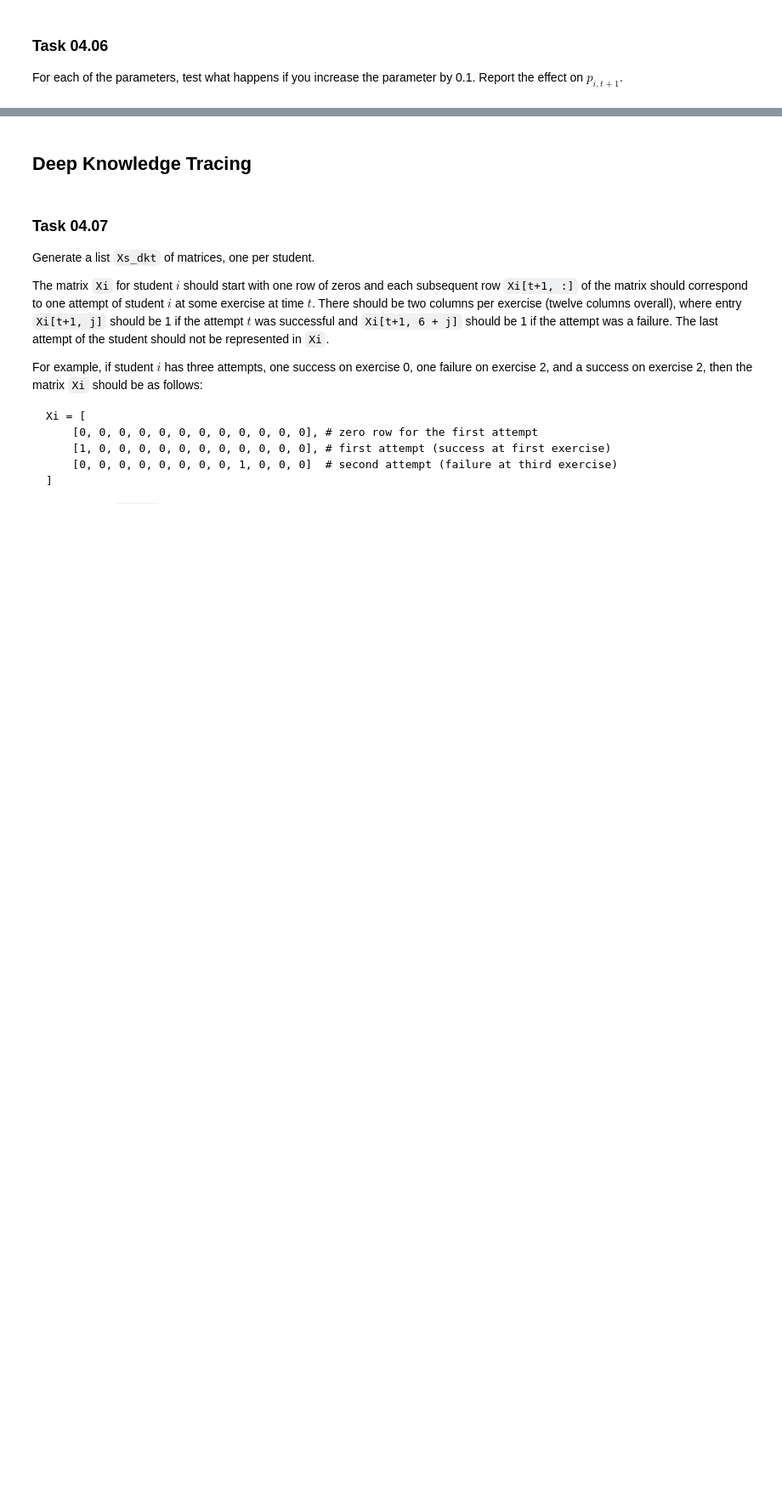
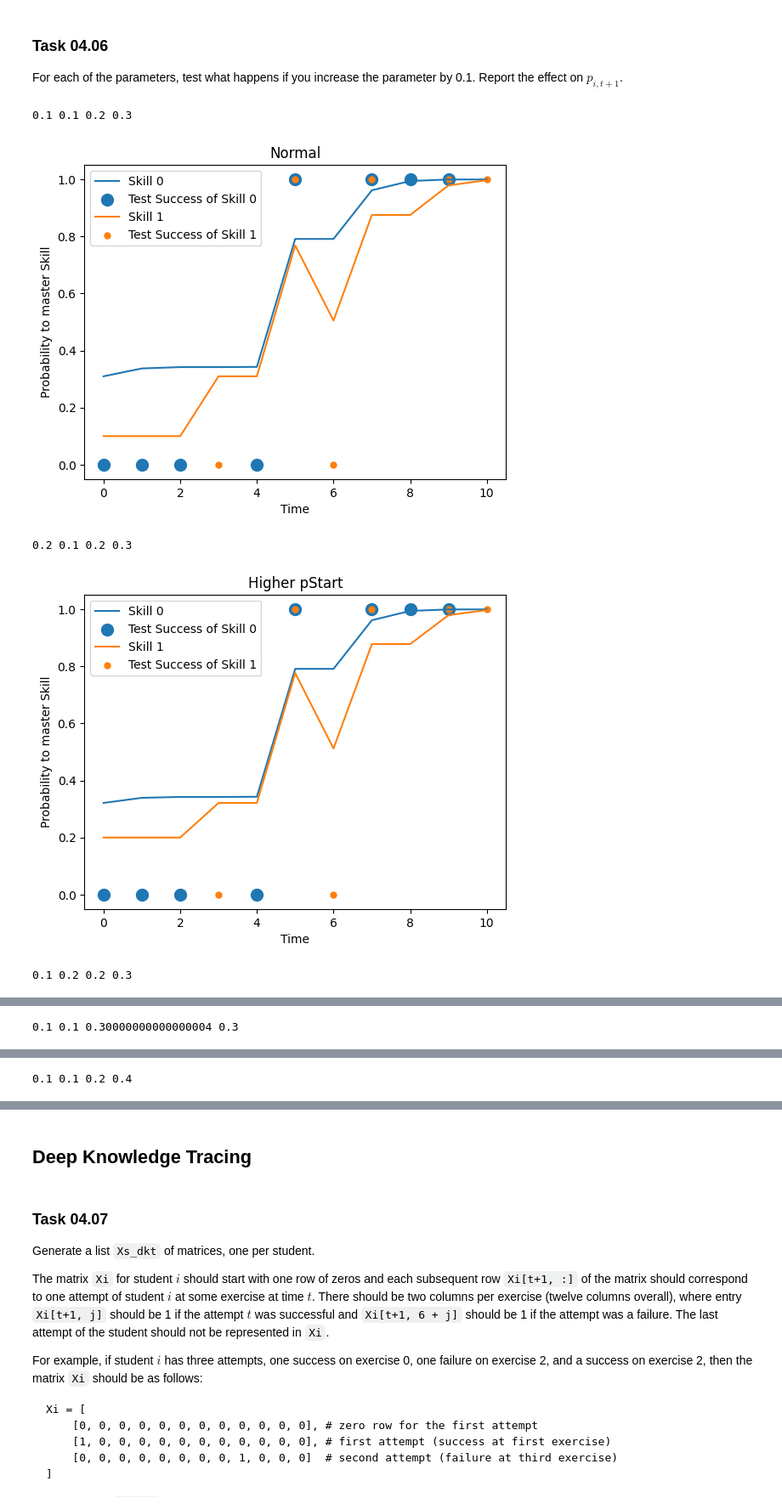
Before and after one commit to ChonsShadow/datamining_24-25, a Jupyter notebook: sheet04/sheet04.ipynb, the cells around one changed output, grey strips where cells are left out. Shown at 85% size. Drawn from its saved outputs; the diff is of its cells as text; code cells hidden in the pictures; blank space fills up the shorter version.

```diff
--- a/sheet04/sheet04.ipynb
+++ b/sheet04/sheet04.ipynb
@@ -135,9 +135,18 @@ def bkt(x, pstart, pslip, pguess, ptrans):
     # initialize p
     p  = pstart
     for t in range(len(x)):
-        # TODO implement this function
+        x_t = x[t]
+
+        if x_t == 1:
+            q = ((1-pslip)*p)/((1-pslip)*p + pguess * (1-p))
+        else:
+            q = (pslip*p)/(pslip*p + (1-pguess) * (1-p))
+
+        p = q + ptrans * (1-q)
+
         # append it to the output
         ps.append(p)
+
     return np.array(ps)
 # %% [markdown]
 ### Task 04.05
@@ -154,3 +222,15 @@ ptrans = 0.3
 ### Task 04.06
 
 For each of the parameters, test what happens if you increase the parameter by 0.1. Report the effect on $p_{i, t+1}$.
+# %%
+task5(pstart, pslip, pguess, ptrans, limit=0, title="Normal")
+task5(pstart+0.1, pslip, pguess, ptrans, limit=0, title="Higher pStart")
+task5(pstart, pslip+0.1, pguess, ptrans, limit=0, title="Higher pSlip")
+task5(pstart, pslip, pguess+0.1, ptrans, limit=0, title="Higher pGuess")
+task5(pstart, pslip, pguess, ptrans+0.1, limit=0, title="Higher pTrans")
+# %% [output]
+0.1 0.1 0.2 0.3
+[figure, added]
+0.2 0.1 0.2 0.3
+[figure, added]
+0.1 0.2 0.2 0.3
@@ -156,0 +238 @@ For each of the parameters, test what happens if you increase the parameter by 0
+0.1 0.1 0.30000000000000004 0.3
@@ -156,0 +240 @@ For each of the parameters, test what happens if you increase the parameter by 0
+0.1 0.1 0.2 0.4
```
Also changed, not shown: parts of 4 cells of this notebook.
